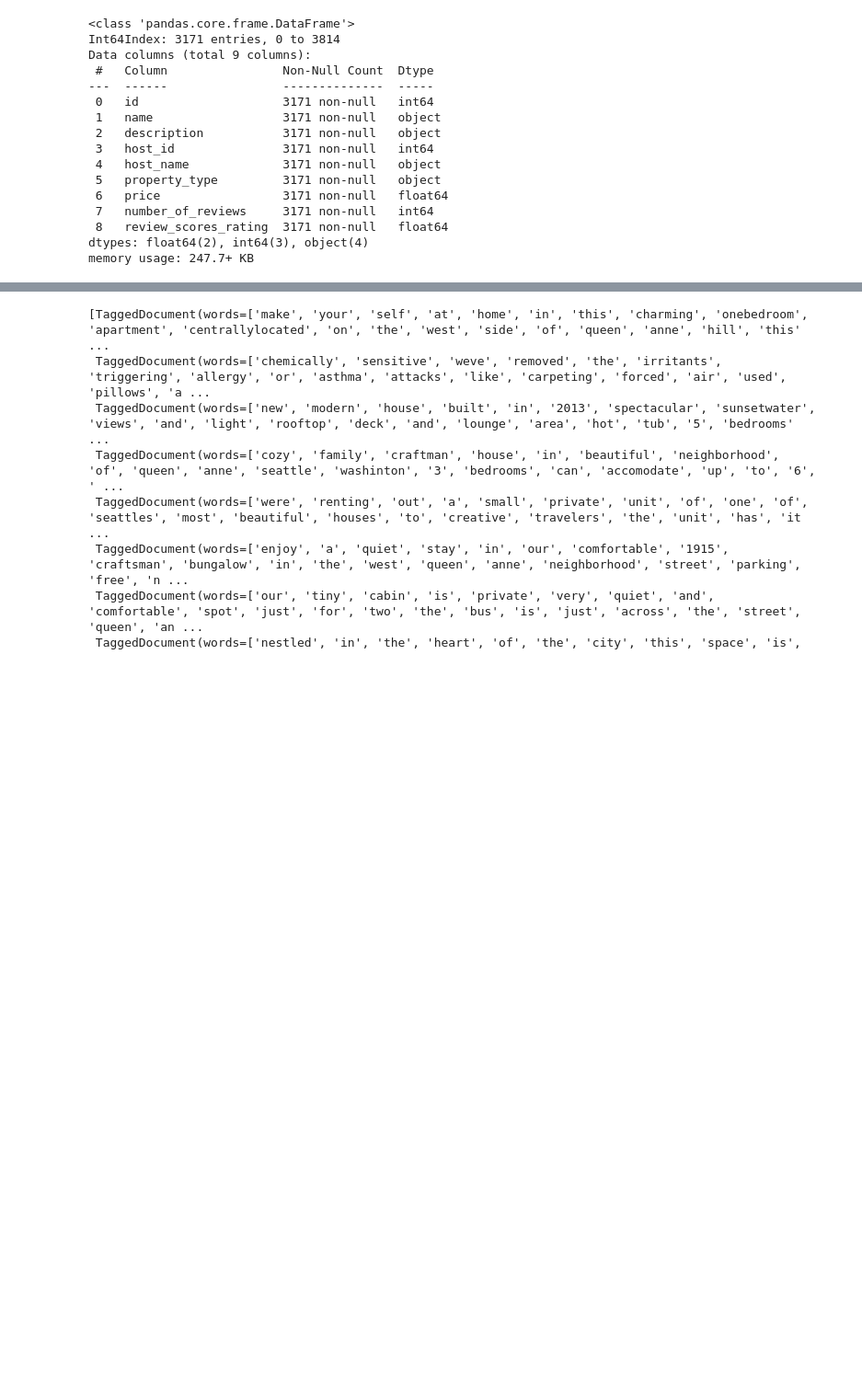
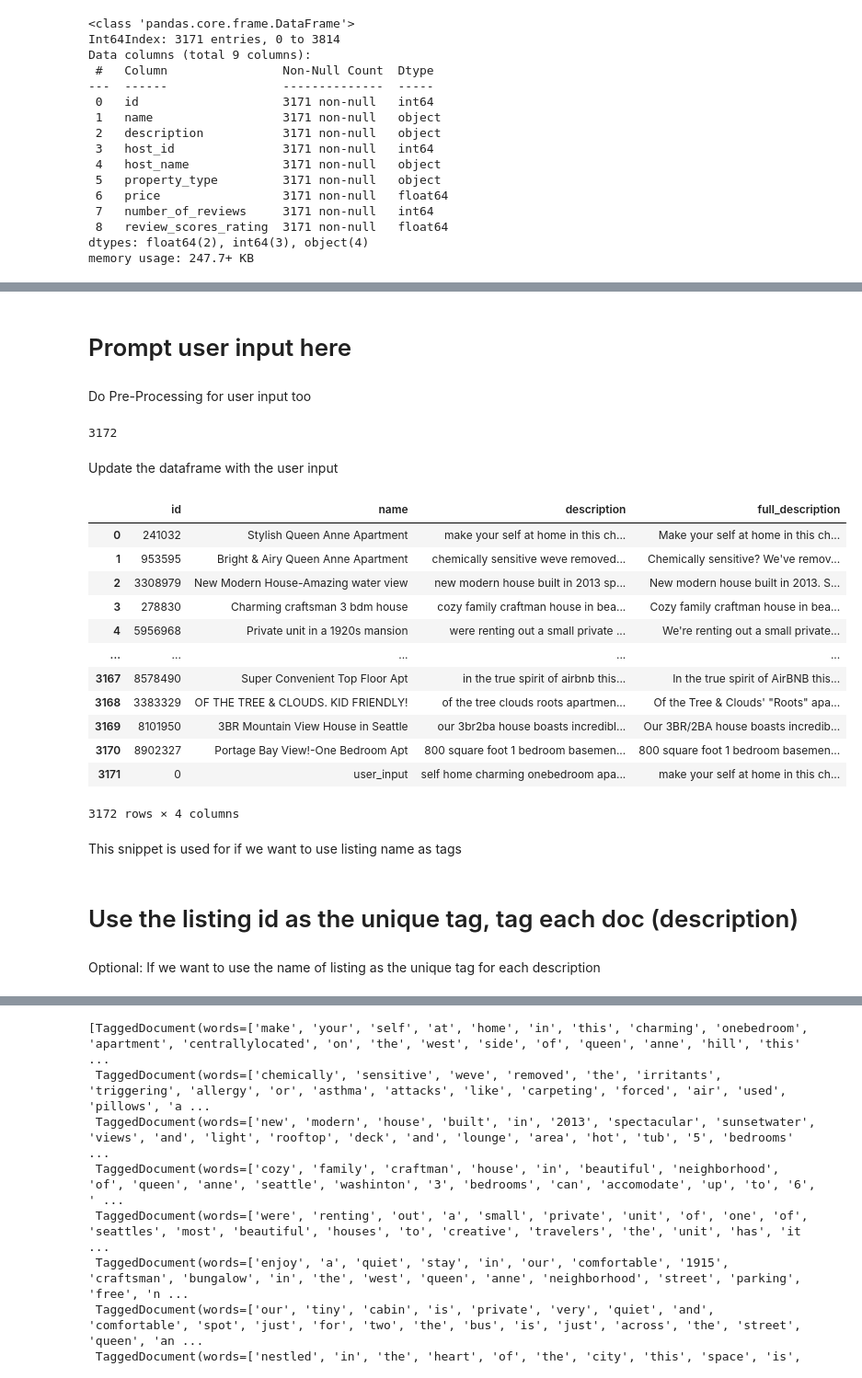
Before and after one commit to boohooo/AirBnB, a Jupyter notebook: d2v airbb.ipynb, the cells around one changed output, grey strips where cells are left out. Shown at 92% size. Cells and saved outputs as stored; diff of their text form; code cells hidden in the pictures; blank space fills up the shorter version.

```diff
--- a/d2v airbb.ipynb
+++ b/d2v airbb.ipynb
@@ -99,0 +95,42 @@ memory usage: 123.9+ KB
+# %% [markdown]
+ # Prompt user input here
+# %% [markdown]
+Do Pre-Processing for user input too
+# %%
+u_input = 'make your self at home in this charming onebedroom apartment centrallylocated on the west side of queen anne hill this elegantly decorated completely private apartment bottom unit of a duplex has an open floor plan bamboo floors a fully equipped kitchen a tv dvd player basic cable and a very cozy bedroom with a queensize bed the unit sleeps up to four two in the bedroom and two on the very comfortable fold out couch linens included and includes free wifi and laundry the apartment opens onto a private deck complete with its own bbq overlooking a garden and a forest of black bamboo the apartment is perfectlylocated just one block from the bus lines where you can catch a bus and be downtown seattle in fifteen minutes or historic ballard in ten or a quick fiveminute walk will bring you to whole foods and peets coffee or take a fifteen minute walk to the top of queen anne hill where you will find a variety of eclectic shops bars and restaurants there is no'
+user_input_label = 'user_input'
+
+#Clean
+cleaned_input = clean(u_input)
+#Remove stop words
+cleaned_removed_input = ' '.join([word for word in u_input.split() if word not in STOPWORDS])
+#Tokenize
+inputtoken = word_tokenize(cleaned_removed_input)
+
+desclist.append(cleaned_input)
+#name_label.append('user_input')
+# %%
+len(desclist)
+# %% [output]
+3172
+# %% [markdown]
+Update the dataframe with the user input
+# %%
+aDF = aDF.append({'id':0, 'name':user_input_label, 'description':cleaned_removed_input, 'full_description':u_input}, ignore_index=True)
+aDF
+# %% [output]
+|  | id | name | description | full_description |
+| 0 | 241032 | Stylish Queen Anne Apartment | make your self at home in this ch... | Make your self at home in this ch... |
+| 1 | 953595 | Bright & Airy Queen Anne Apartment | chemically sensitive weve removed... | Chemically sensitive? We've remov... |
+| 2 | 3308979 | New Modern House-Amazing water view | new modern house built in 2013 sp... | New modern house built in 2013. S... |
+| 3 | 278830 | Charming craftsman 3 bdm house | cozy family craftman house in bea... | Cozy family craftman house in bea... |
+| 4 | 5956968 | Private unit in a 1920s mansion | were renting out a small private ... | We're renting out a small private... |
+| ... | ... | ... | ... | ... |
+| 3167 | 8578490 | Super Convenient Top Floor Apt | in the true spirit of airbnb this... | In the true spirit of AirBNB this... |
+| 3168 | 3383329 | OF THE TREE & CLOUDS. KID FRIENDLY! | of the tree clouds roots apartmen... | Of the Tree & Clouds' "Roots" apa... |
+| 3169 | 8101950 | 3BR Mountain View House in Seattle | our 3br2ba house boasts incredibl... | Our 3BR/2BA house boasts incredib... |
+| 3170 | 8902327 | Portage Bay View!-One Bedroom Apt | 800 square foot 1 bedroom basemen... | 800 square foot 1 bedroom basemen... |
+| 3171 | 0 | user_input | self home charming onebedroom apa... | make your self at home in this ch... |
+3172 rows × 4 columns
+# %% [markdown]
+This snippet is used for if we want to use listing name as tags
@@ -99,0 +140,4 @@ memory usage: 123.9+ KB
+# %% [markdown]
+# Use the listing id as the unique tag, tag each doc (description)
+# %% [markdown]
+Optional: If we want to use the name of listing as the unique tag for each description
```
Also changed, not shown: parts of 52 cells of this notebook.
